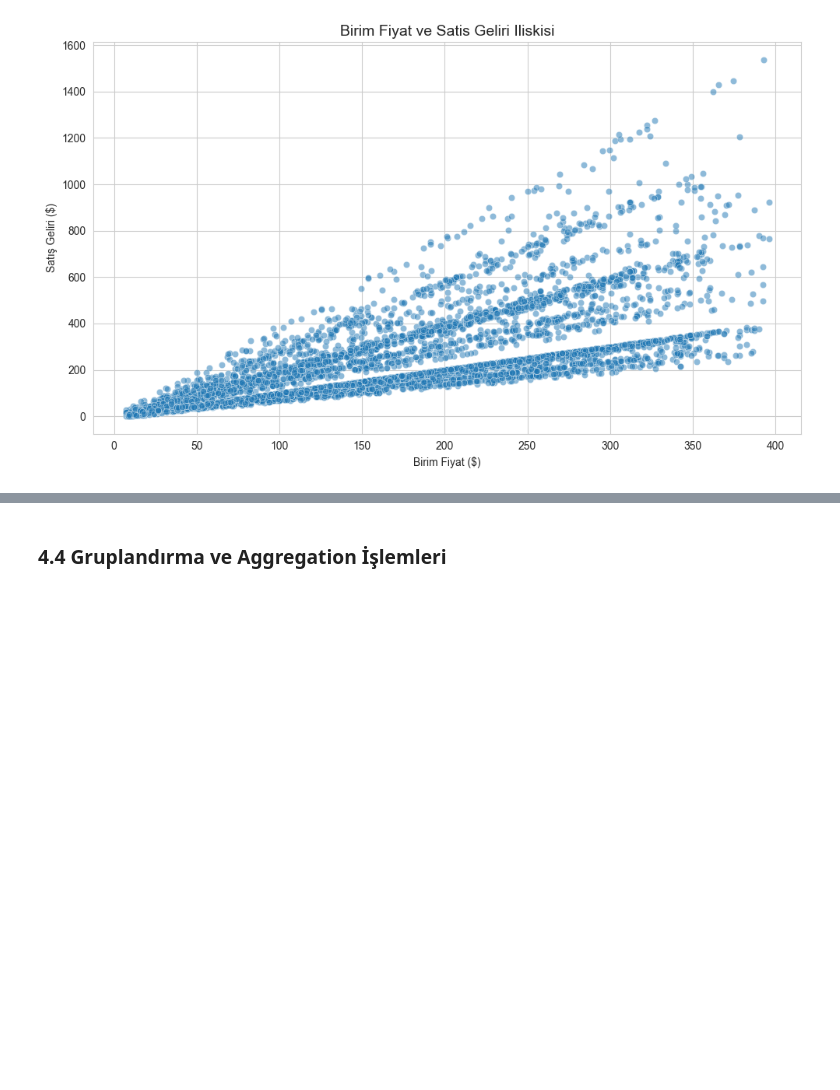
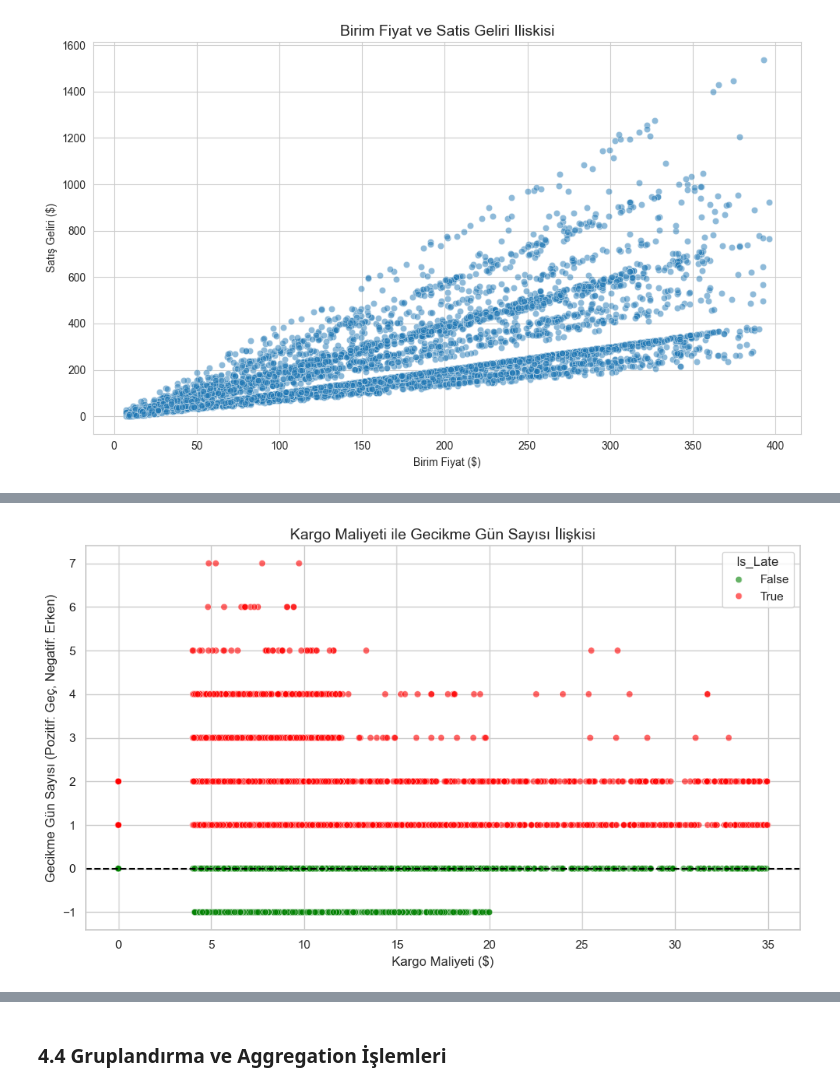
Before and after one commit to Rtur2003/Rtur2003-Data-Science---Python, a Jupyter notebook: Deneme.ipynb, the cells around one changed output, grey strips where cells are left out. Saved outputs shown, nothing was run; the diff lists cells and outputs as text; code cells hidden in the pictures; blank space fills up the shorter version.

```diff
--- a/Deneme.ipynb
+++ b/Deneme.ipynb
@@ -464,0 +486,18 @@ plt.show()
+# %%
+plt.figure(figsize=(10, 6))
+# Çok fazla veri varsa sample olacak
+sns.scatterplot(data=df.sample(min(5000, len(df))),
+                x='ShipCost$',
+                y='Delay_Days',
+                hue='Is_Late',
+                alpha=0.6,
+                palette={True: 'red', False: 'green'})
+
+plt.axhline(0, color='black', linestyle='--') # 0 noktası (Zamanında teslim sınırı)
+plt.title('Kargo Maliyeti ile Gecikme Gün Sayısı İlişkisi', fontsize=14)
+plt.xlabel('Kargo Maliyeti ($)')
+plt.ylabel('Gecikme Gün Sayısı (Pozitif: Geç, Negatif: Erken)')
+plt.tight_layout()
+plt.show()
+# %% [output]
+[figure, added]
```
Also changed, not shown: parts of 9 cells of this notebook.
